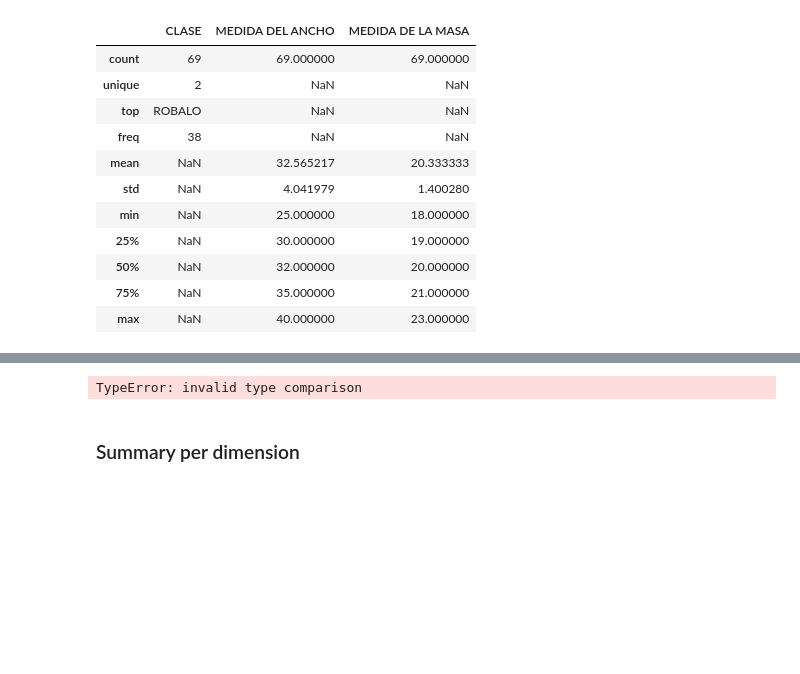
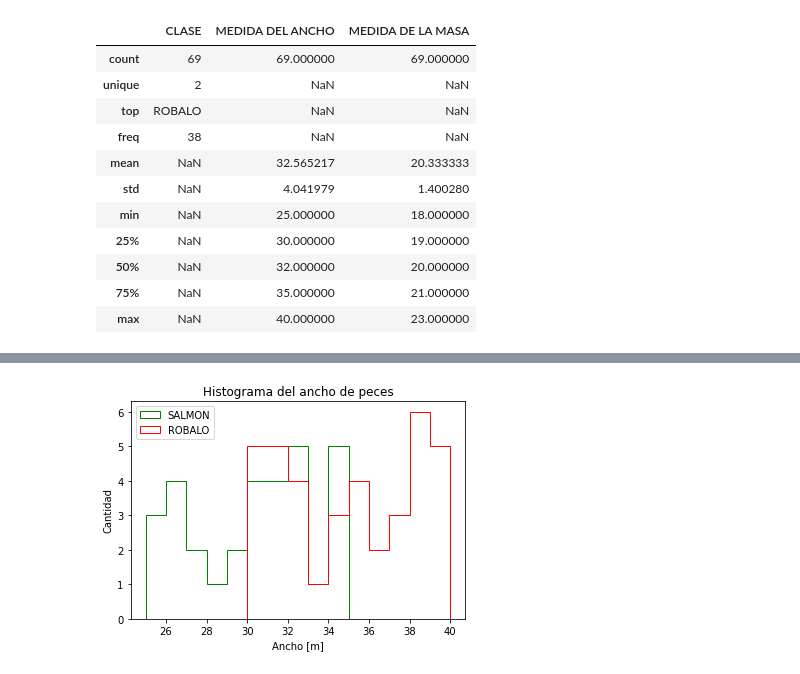
Before and after one commit to ArcezD/python-data-analisis-notebooks, a Jupyter notebook: Tarea 3 ClasificadorDePeces.ipynb, the cells around one changed output, grey strips where cells are left out. Cells and saved outputs as stored; diff of their text form; code cells hidden in the pictures; blank space fills up the shorter version.

```diff
--- a/Tarea 3 ClasificadorDePeces.ipynb
+++ b/Tarea 3 ClasificadorDePeces.ipynb
@@ -161,16 +49,14 @@ eval_model
 # %%
 fig, ax = plt.subplots()
-ax.hist(train_dataset['MEDIDA DEL ANCHO'].loc[train_dataset['CLASE'] == "SALMON"].values, ec='green', histtype='step', label='SALMON')
-ax.hist(train_dataset['MEDIDA DEL ANCHO'].loc[dataset['CLASE'] == "ROBALO"].values, ec='red', histtype='step', label='ROBALO')
+ax.hist(dataset['MEDIDA DEL ANCHO'].loc[dataset['CLASE'] == "SALMON"].values, ec='green', histtype='step', label='SALMON')
+ax.hist(dataset['MEDIDA DEL ANCHO'].loc[dataset['CLASE'] == "ROBALO"].values, ec='red', histtype='step', label='ROBALO')
 ax.legend(loc='upper left')
 plt.title('Histograma del ancho de peces')
 plt.xlabel('Ancho [m]')
 plt.ylabel('Cantidad')
 plt.show()
 # %% [output]
-TypeError: invalid type comparison
+[figure, added]
-# %% [markdown]
-### Summary per dimension
 # %%
 summary = dataset.groupby("CLASE").agg(['mean', 'std'])
 summary.head()
```
Also changed, not shown: parts of 28 cells of this notebook.
